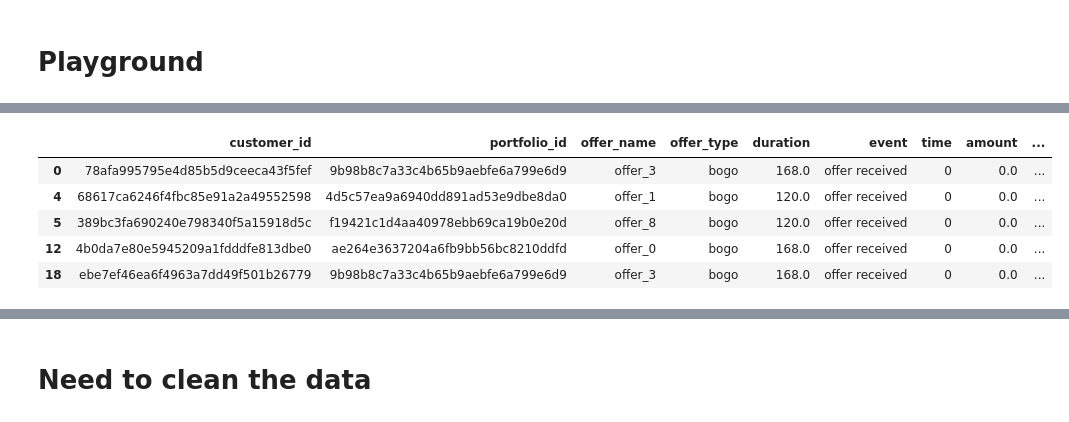
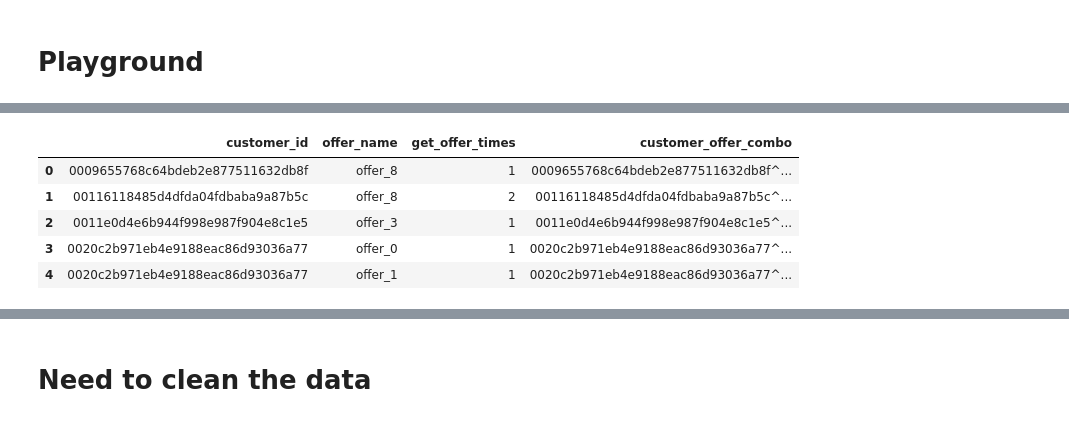
Before and after one commit to Mendy5/Udacity_Project_Capstone, a Jupyter notebook: Starbucks_Capstone_Notebook_v2.ipynb, the cells around one changed output, grey strips where cells are left out. Saved outputs shown, nothing was run; the diff lists cells and outputs as text; code cells hidden in the pictures.

Commit message:
Update Starbucks_Capstone_Notebook_v2.ipynb
1. optimize the codes to combine the offer time for multiple times

```diff
--- a/Starbucks_Capstone_Notebook_v2.ipynb
+++ b/Starbucks_Capstone_Notebook_v2.ipynb
@@ -798,7 +804,7 @@ def get_offer_end_time(df):
     Returns:
         offer_end_time: a Series contains all the data by offer type when event equals to offer_event
     """
-    offer_end_time = df[["time", "duration"]].sum(axis = 1)
+    offer_end_time = df.loc[:, ["time", "duration"]].sum(axis = 1)
     return offer_end_time
 # %%
 def rename_columns(df, col_name, new_col_name):
@@ -929,0 +884,6 @@ transcript_bogo_df[transcript_bogo_df[["customer_id", "offer_name"]].duplicated(
+# %%
+trans_bogo_offers_times_df = transcript_bogo_received_df.groupby(["customer_id", "offer_name"])["portfolio_id"].size().reset_index()
+# %%
+trans_bogo_offers_times_df.rename(columns={"portfolio_id":"get_offer_times"}, inplace=True)
+# %%
+trans_bogo_offers_times_df["customer_offer_combo"] = trans_bogo_offers_times_df[['customer_id', 'offer_name']].agg('^'.join, axis=1)
@@ -930,9 +892,9 @@ transcript_bogo_df[transcript_bogo_df[["customer_id", "offer_name"]].duplicated(
 # %%
-transcript_bogo_start_df.head()
+trans_bogo_offers_times_df.head()
 # %% [output]
-|  | customer_id | portfolio_id | offer_name | offer_type | duration | event | time | amount | ... |
-| 0 | 78afa995795e4d85b5d9ceeca43f5fef | 9b98b8c7a33c4b65b9aebfe6a799e6d9 | offer_3 | bogo | 168.0 | offer received | 0 | 0.0 | ... |
-| 4 | 68617ca6246f4fbc85e91a2a49552598 | 4d5c57ea9a6940dd891ad53e9dbe8da0 | offer_1 | bogo | 120.0 | offer received | 0 | 0.0 | ... |
-| 5 | 389bc3fa690240e798340f5a15918d5c | f19421c1d4aa40978ebb69ca19b0e20d | offer_8 | bogo | 120.0 | offer received | 0 | 0.0 | ... |
-| 12 | 4b0da7e80e5945209a1fdddfe813dbe0 | ae264e3637204a6fb9bb56bc8210ddfd | offer_0 | bogo | 168.0 | offer received | 0 | 0.0 | ... |
-| 18 | ebe7ef46ea6f4963a7dd49f501b26779 | 9b98b8c7a33c4b65b9aebfe6a799e6d9 | offer_3 | bogo | 168.0 | offer received | 0 | 0.0 | ... |
+|  | customer_id | offer_name | get_offer_times | customer_offer_combo |
+| 0 | 0009655768c64bdeb2e877511632db8f | offer_8 | 1 | 0009655768c64bdeb2e877511632db8f^... |
+| 1 | 00116118485d4dfda04fdbaba9a87b5c | offer_8 | 2 | 00116118485d4dfda04fdbaba9a87b5c^... |
+| 2 | 0011e0d4e6b944f998e987f904e8c1e5 | offer_3 | 1 | 0011e0d4e6b944f998e987f904e8c1e5^... |
+| 3 | 0020c2b971eb4e9188eac86d93036a77 | offer_0 | 1 | 0020c2b971eb4e9188eac86d93036a77^... |
+| 4 | 0020c2b971eb4e9188eac86d93036a77 | offer_1 | 1 | 0020c2b971eb4e9188eac86d93036a77^... |
```
Also changed, not shown: parts of 251 cells of this notebook.
